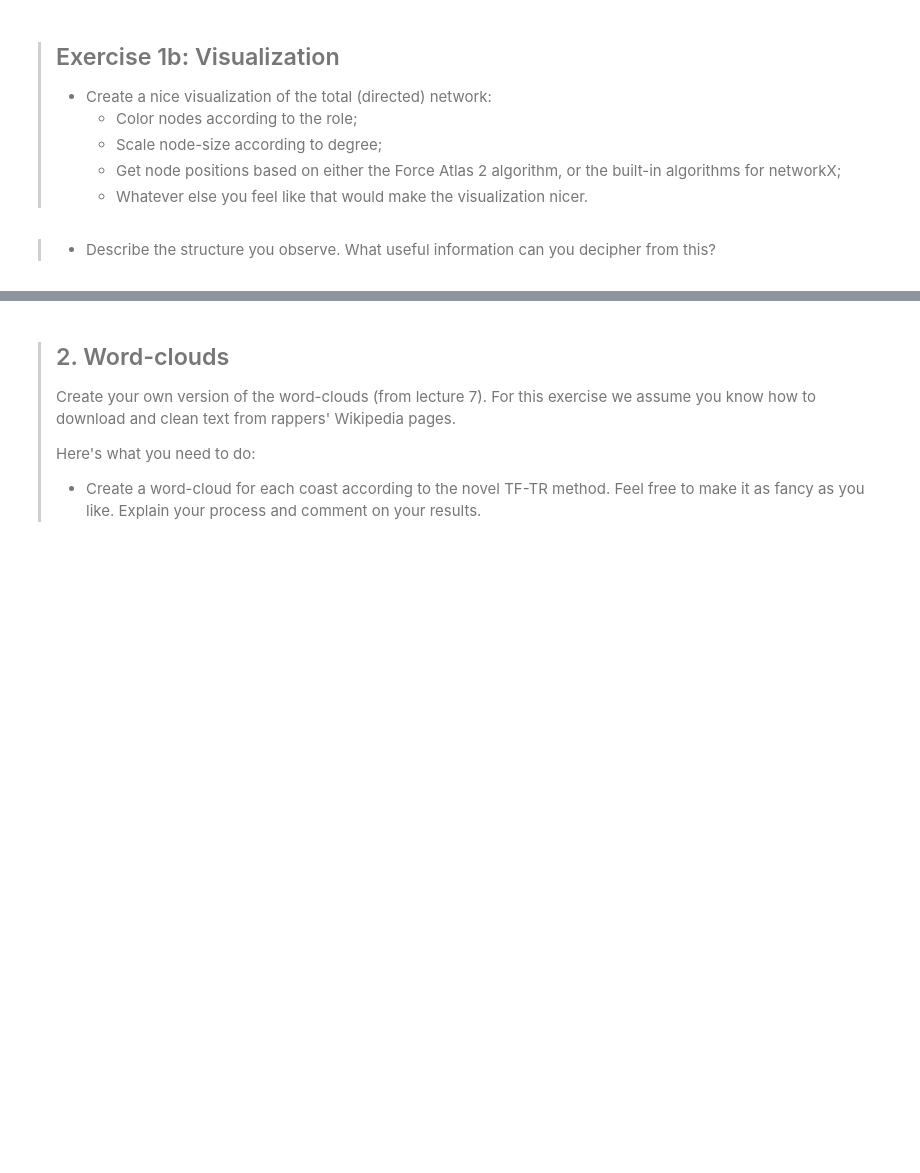
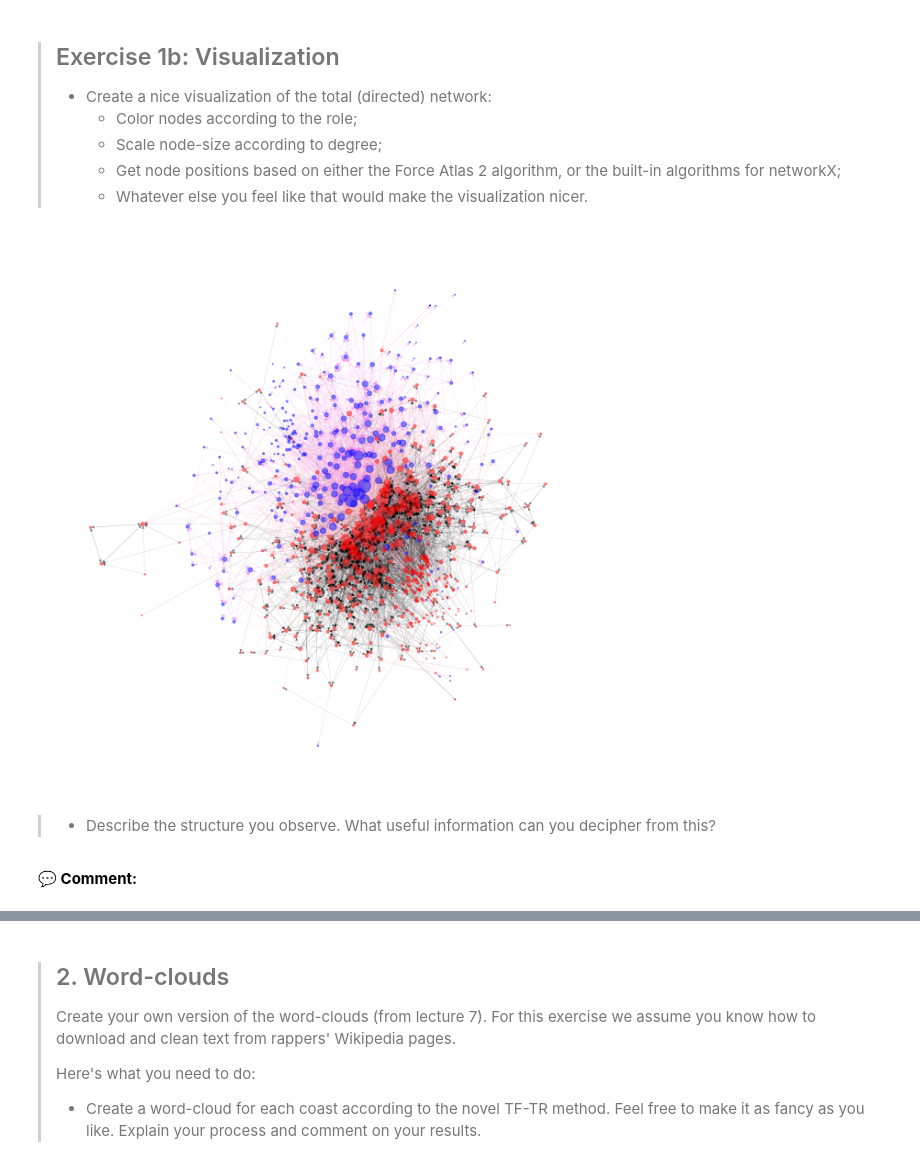
Before and after one commit to pierrehogenhaug/socialgraphs2023, a Jupyter notebook: assignments/ass2.ipynb, the cells around one changed output, grey strips where cells are left out. Drawn from its saved outputs; the diff is of its cells as text; code cells hidden in the pictures; blank space fills up the shorter version.

```diff
--- a/assignments/ass2.ipynb
+++ b/assignments/ass2.ipynb
@@ -53,3 +157,17 @@ import string
 # %% [markdown]
 > ## 1. Network visualization and basic stats <a class="anchor" id="network_stats"></a>
 > Visualize your network of rappers (from lecture 5) and calculate stats (from lecture 4 and 5). For this exercise, we assume that you have already generated the network and extracted the largest weakly connected component (the "largest weakly connected component" of a directed network is the subgraph consisting of the nodes that would constitute the largest connected component if the network were undirected) . The visualization and statistics should be done for the largest weakly connected component only.
+# %%
+G = nx.DiGraph()
+
+# iterate through all the rows in pandas df and add nodes
+for index, row in combined_df.iterrows():
+    name = row['WikipediaPageName']
+    Location = row['Location']
+    # add node and store properties
+    G.add_node(name)
+    G.add_node(name, Location=Location)
+    links = row['Links']
+    for link in links:
+        if link != name: # do not include links that point to the same character
+            G.add_edge(name, link)
@@ -80,5 +472,53 @@ import string
 >    - Scale node-size according to degree;
 >    - Get node positions based on either the Force Atlas 2 algorithm, or the built-in algorithms for networkX;
 >    - Whatever else you feel like that would make the visualization nicer.
+# %%
+def get_node_color(node, attribute_dict, default="white"):
+    location = node.get('Location', default)
+    return attribute_dict.get(location, default)
+
+def get_edge_attribute(u, v, nodes, attribute_dict, default=None):
+    edge_key = f"{nodes[u]['Location']}-{nodes[v]['Location']}"
+    return attribute_dict.get(edge_key, default)
+
+def draw_graph(G):
+    # Node properties
+    node_colors = [get_node_color(G.nodes[n], node_colors_dict) for n in G.nodes()]
+
+    # Edge properties
+    edge_colors = [get_edge_attribute(u, v, G.nodes, edge_colors_dict) for u, v in G.edges()]
+    edge_widths = [get_edge_attribute(u, v, G.nodes, edge_widths_dict, default=1.0) for u, v in G.edges()]
+
+    # Drawing graph
+    degree_dict = dict(G.degree)
+    plt.figure(1, figsize=(12,12))
+    nx.draw_kamada_kawai(
+        G,
+        node_size=[v * 3 for v in degree_dict.values()],
+        node_color=node_colors,
+        edge_color=edge_colors,
+        width=edge_widths,
+        alpha=0.5
+    )
+
+node_colors_dict = {"West": "blue", "East": "red"}
+edge_colors_dict = {
+    "West-East": "pink",
+    "East-West": "pink",
+    "West-West": "violet",
+    "East-East": "black"
+}
+edge_widths_dict = {
+    "West-East": 0.5,
+    "East-West": 0.5,
+    "West-West": 0.2,
+    "East-East": 0.2
+}
+
+draw_graph(G)
+# %% [output]
+[figure, added]
 # %% [markdown]
 > - Describe the structure you observe. What useful information can you decipher from this?
+# %% [markdown]
+**💬 Comment:**
```
Also changed, not shown: parts of 73 cells of this notebook, 2 other files.
